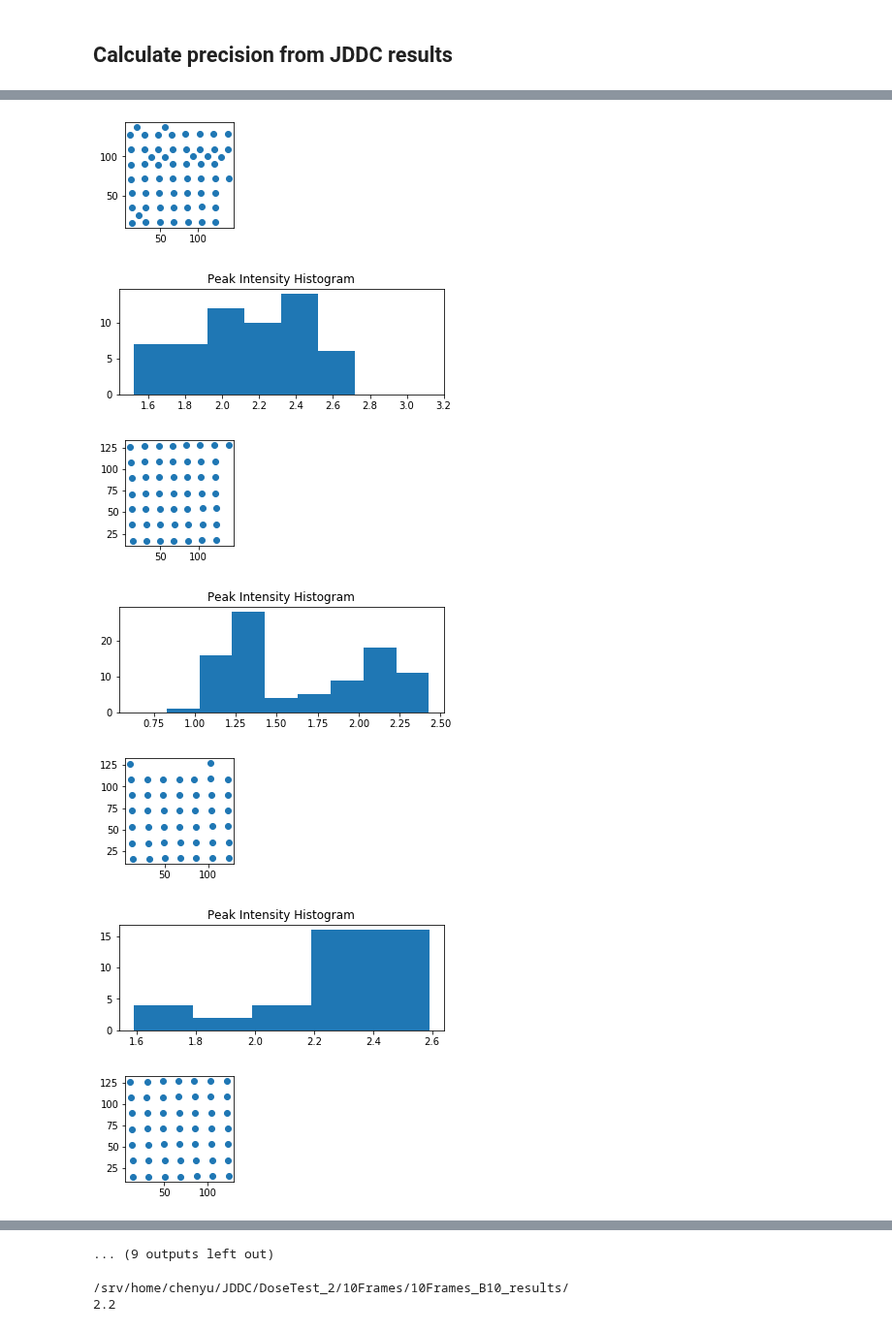
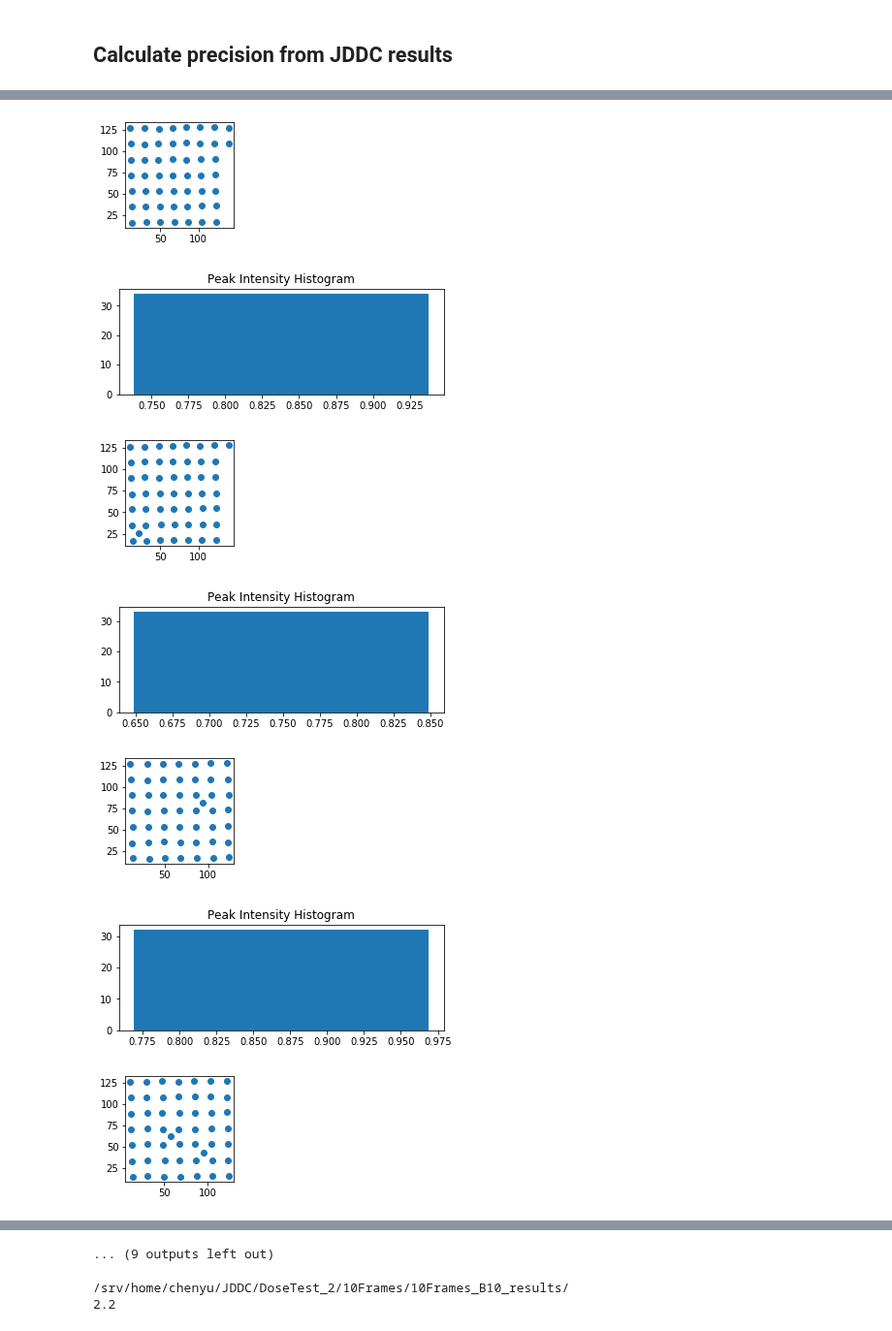
Before and after one commit to CY-Zhang/PyProcessingCodes, a Jupyter notebook: JDDC/DoseTest_exp.ipynb, the cells around one changed output, grey strips where cells are left out. Shown at 97% size. Drawn from its saved outputs; the diff is of its cells as text; code cells hidden in the pictures.

```diff
--- a/JDDC/DoseTest_exp.ipynb
+++ b/JDDC/DoseTest_exp.ipynb
@@ -32,9 +53,9 @@ count = 0
 
 for j in range(len(list_2)):
     path_final = list_2[j]
-    csvfile = path_final + 'bump-0_003-centers.csv'
-    txtfile = path_final + 'bump-0_003.txt'
-    prec = FindPrecision(csvfile, txtfile, 1.8, 18)
+    csvfile = path_final + 'bump-0_001-centers.csv'
+    txtfile = path_final + 'bump-0_001.txt'
+    prec = FindPrecision(csvfile, txtfile, 0.6, 18)
     print(prec)
     if ~isnan(prec).any():
         prec_x_list[j]=prec[0]
@@ -67,7 +88,7 @@ for j in range(len(list_2)):
-[figure, old version]
+[figure, new version]
-[figure, old version]
+[figure, new version]
-[figure, old version]
+[figure, new version]
-[figure, old version]
+[figure, new version]
-[figure, old version]
+[figure, new version]
-[figure, old version]
+[figure, new version]
-[figure, old version]
+[figure, new version]
```
Also changed, not shown: parts of 4 cells of this notebook, 3 other files.
